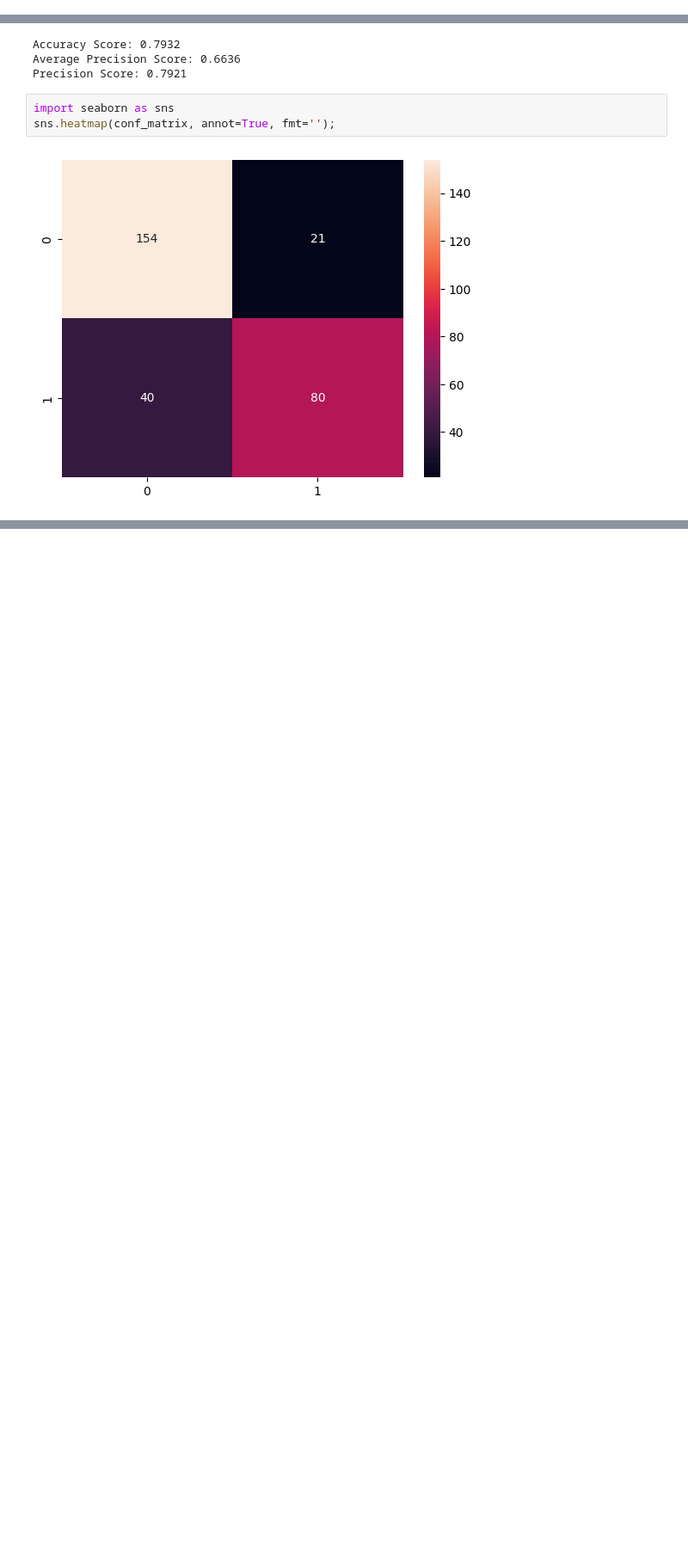
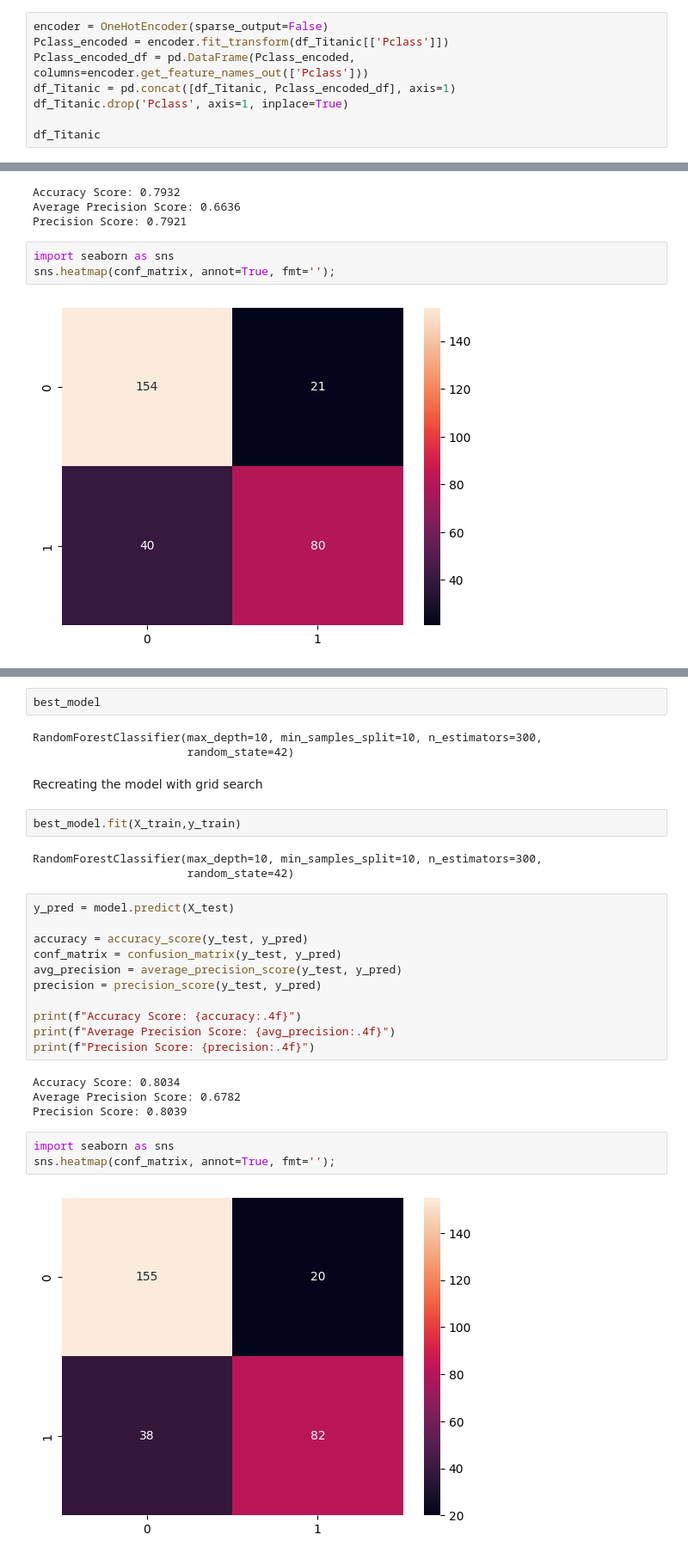
Before and after one commit to Henrique1201/Titanic---Machine-Learning-from-Disaster, a Jupyter notebook: titanic_ML.ipynb, the cells around one changed output, grey strips where cells are left out. Shown: that part at 86% size. Drawn from its saved outputs; the diff is of its cells as text; blank space fills up the shorter version.

```diff
--- a/titanic_ML.ipynb
+++ b/titanic_ML.ipynb
@@ -115,3 +115,11 @@ df_Titanic
 | 889 | 1 | 1 | 0 | 0 | 0.0 | 1.0 |
 | 890 | 0 | 3 | 0 | 0 | 0.0 | 1.0 |
 891 rows × 6 columns
+# %%
+encoder = OneHotEncoder(sparse_output=False)
+Pclass_encoded = encoder.fit_transform(df_Titanic[['Pclass']])
+Pclass_encoded_df = pd.DataFrame(Pclass_encoded, columns=encoder.get_feature_names_out(['Pclass']))
+df_Titanic = pd.concat([df_Titanic, Pclass_encoded_df], axis=1)
+df_Titanic.drop('Pclass', axis=1, inplace=True)
+
+df_Titanic
@@ -162,0 +209,32 @@ best_model = grid_search.best_estimator_
+# %%
+best_model
+# %% [output]
+RandomForestClassifier(max_depth=10, min_samples_split=10, n_estimators=300,
+                       random_state=42)
+# %% [markdown]
+Recreating the model with grid search
+# %%
+best_model.fit(X_train,y_train)
+# %% [output]
+RandomForestClassifier(max_depth=10, min_samples_split=10, n_estimators=300,
+                       random_state=42)
+# %%
+y_pred = model.predict(X_test)
+
+accuracy = accuracy_score(y_test, y_pred)
+conf_matrix = confusion_matrix(y_test, y_pred)
+avg_precision = average_precision_score(y_test, y_pred)
+precision = precision_score(y_test, y_pred)
+
+print(f"Accuracy Score: {accuracy:.4f}")
+print(f"Average Precision Score: {avg_precision:.4f}")
+print(f"Precision Score: {precision:.4f}")
+# %% [output]
+Accuracy Score: 0.8034
+Average Precision Score: 0.6782
+Precision Score: 0.8039
+# %%
+import seaborn as sns
+sns.heatmap(conf_matrix, annot=True, fmt='');
+# %% [output]
+[figure, added]
```
Also changed, not shown: parts of 2 cells of this notebook, 1 other file.
